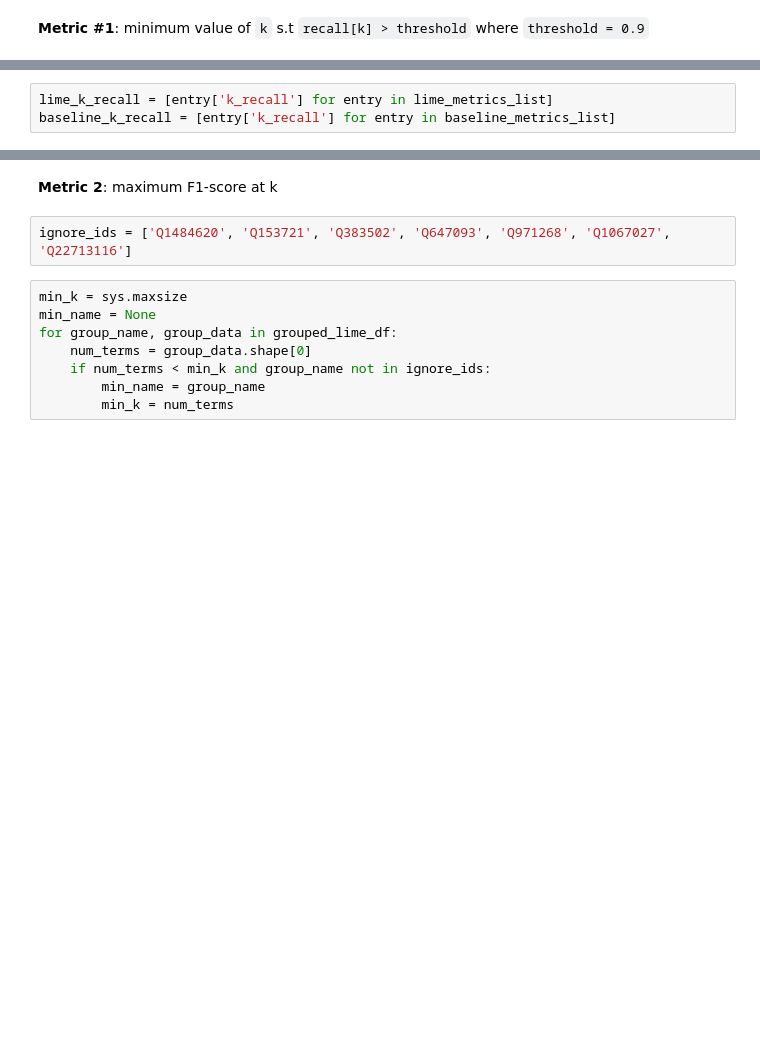
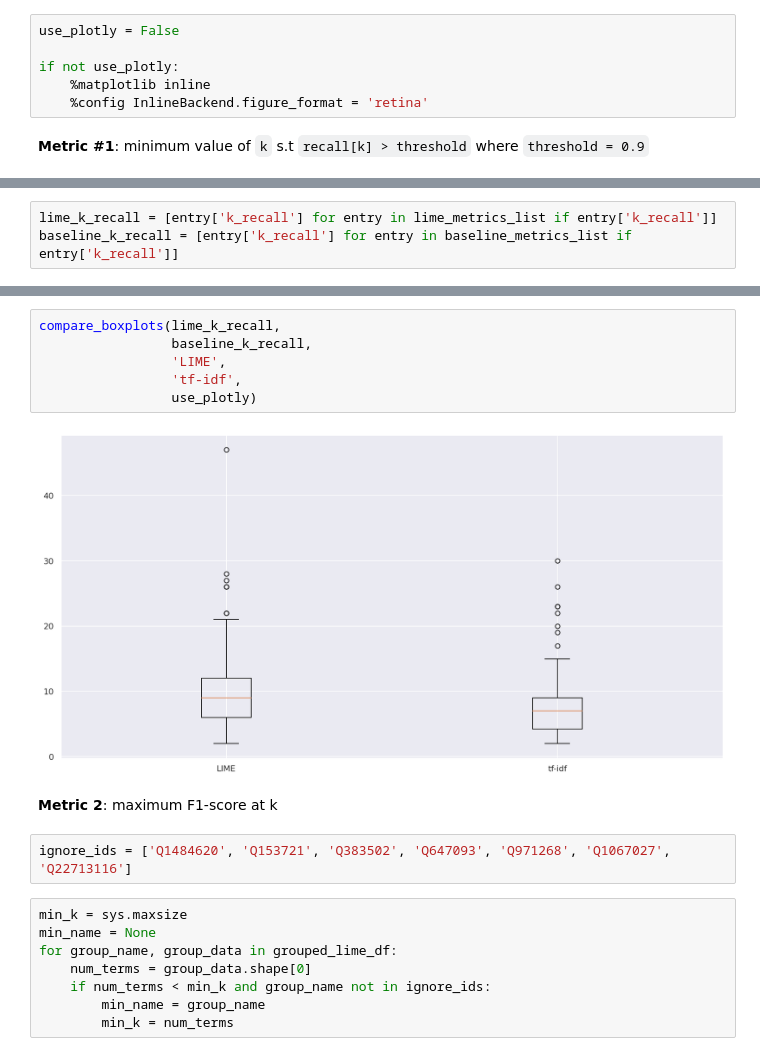
Before and after one commit to jermathew/E2L, a Jupyter notebook: notebooks/evaluation/wikidata_v2_eval.ipynb, the cells around one changed output, grey strips where cells are left out. Saved outputs shown, nothing was run; the diff lists cells and outputs as text; blank space fills up the shorter version.

Commit message:
plot using matplotlib

```diff
--- a/notebooks/evaluation/wikidata_v2_eval.ipynb
+++ b/notebooks/evaluation/wikidata_v2_eval.ipynb
@@ -124,2 +126,8 @@ for group_name, group_data in grouped_lime_df:
+# %%
+use_plotly = False
+
+if not use_plotly:
+    %matplotlib inline
+    %config InlineBackend.figure_format = 'retina'
 # %% [markdown]
 **Metric #1**: minimum value of `k` s.t `recall[k] > threshold` where `threshold = 0.9`
@@ -128,6 +134,6 @@ import plotly.graph_objects as go
 # %%
-lime_k_recall = [entry['k_recall'] for entry in lime_metrics_list]
-baseline_k_recall = [entry['k_recall'] for entry in baseline_metrics_list]
+lime_k_recall = [entry['k_recall'] for entry in lime_metrics_list if entry['k_recall']]
+baseline_k_recall = [entry['k_recall'] for entry in baseline_metrics_list if entry['k_recall']]
 # %%
 print(f'lime_k_recall size: {len(lime_k_recall)}')
 print(f'baseline_k_recall size: {len(baseline_k_recall)}')
@@ -145,3 +143,11 @@ fig.show()
+# %%
+compare_boxplots(lime_k_recall,
+                 baseline_k_recall,
+                 'LIME',
+                 'tf-idf',
+                 use_plotly)
+# %% [output]
+[figure, added]
 # %% [markdown]
 **Metric 2**: maximum F1-score at k
 # %%
```
Also changed, not shown: parts of 26 cells of this notebook, 2 other files.
